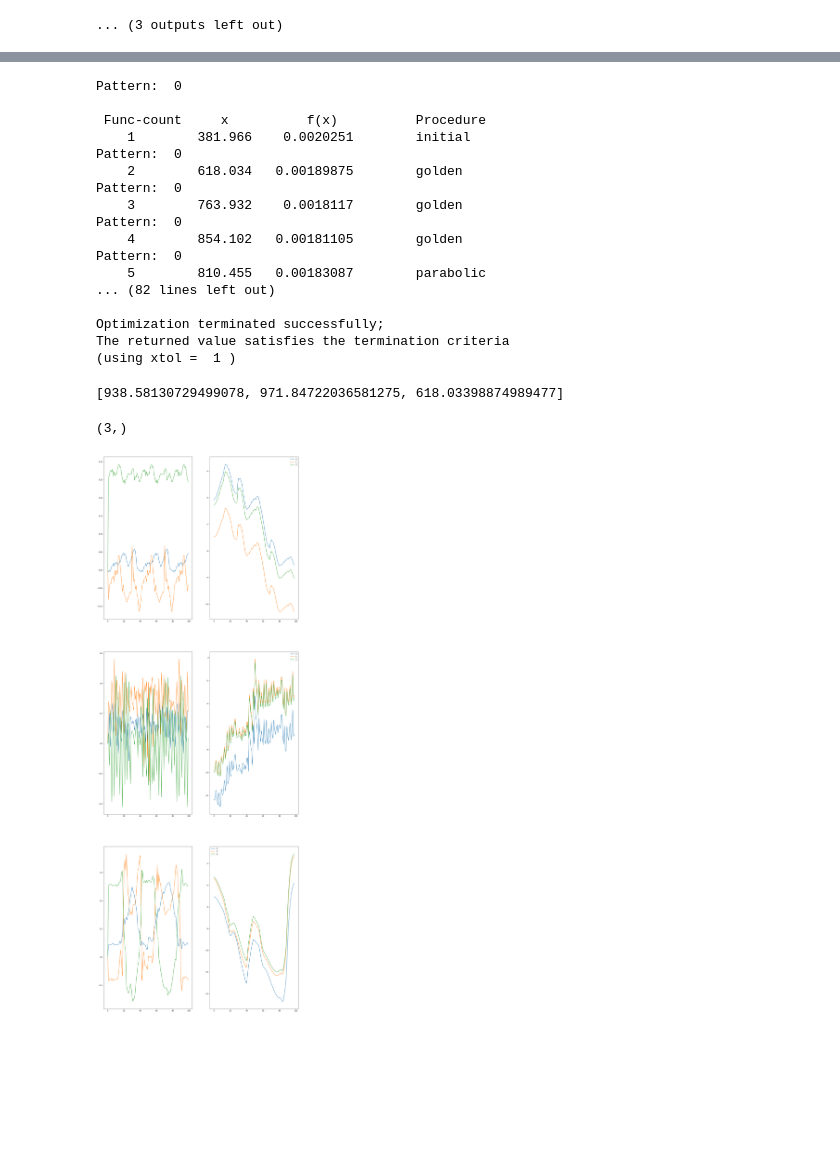
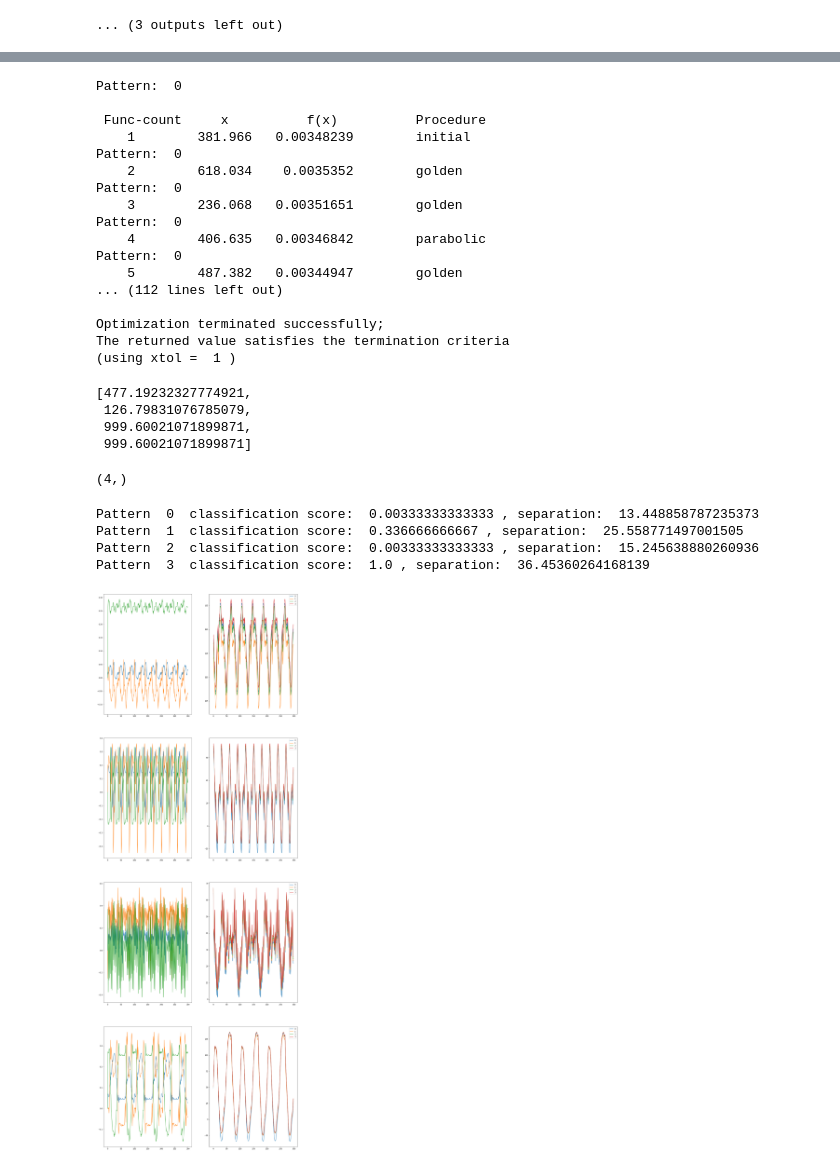
Before and after one commit to chriskiefer/chrysalisConceptors, a Jupyter notebook: ACC Gesture Recognition.ipynb, the cells around one changed output, grey strips where cells are left out. Cells and saved outputs as stored; diff of their text form; code cells hidden in the pictures; blank space fills up the shorter version.

Commit message:
acc gesture update

```diff
--- a/ACC Gesture Recognition.ipynb
+++ b/ACC Gesture Recognition.ipynb
@@ -192,13 +184,15 @@ def makeClassifierNetwork(p):
 
     return locals()
 
-params = {'N':100, 'NetSR':1.1, 'NetinpScaling':1.5,'BiasScaling':0.3,
-         'washoutLength':50, 'learnLength':2000,
-          'LR': 0.1,
-          'patts':gestures[[0,7,9]]
+params = {'N':100, 'NetSR':1.5, 'NetinpScaling':1.9,'BiasScaling':0.3,
+         'washoutLength':500, 'learnLength':2000,
+          'LR': 0.3,
+          'patts':gestures[[0,3,7,9]]
          }
 
 net = makeClassifierNetwork(params)
+print("Done")
+cellbell.ding()
 # %% [output]
 Observing pattern  0
 Done
@@ -271,20 +268,21 @@ apertures = [sp.optimize.fminbound(fitnessf, 0,1000,  disp=3, xtol=1, args = (x,
 patternCs = np.zeros(len(apertures), dtype=np.object)
 for i_patt in range(patternCs.size):
     patternCs[i_patt] = computeConceptor(net['p'], net, i_patt, apertures[i_patt])
+cellbell.ding()
 # %% [output]
 Pattern:  0
 
  Func-count     x          f(x)          Procedure
-    1        381.966    0.0020251        initial
+    1        381.966   0.00348239        initial
 Pattern:  0
-    2        618.034   0.00189875        golden
+    2        618.034    0.0035352        golden
 Pattern:  0
-    3        763.932    0.0018117        golden
+    3        236.068   0.00351651        golden
 Pattern:  0
-    4        854.102   0.00181105        golden
+    4        406.635   0.00346842        parabolic
 Pattern:  0
-    5        810.455   0.00183087        parabolic
-... (82 lines left out)
+    5        487.382   0.00344947        golden
+... (112 lines left out)
 
 Optimization terminated successfully;
 The returned value satisfies the termination criteria
@@ -292,11 +290,14 @@ The returned value satisfies the termination criteria
 # %%
 apertures
 # %% [output]
-[938.58130729499078, 971.84722036581275, 618.03398874989477]
+[477.19232327774921,
+ 126.79831076785079,
+ 999.60021071899871,
+ 999.60021071899871]
 # %%
 patternCs.shape
 # %% [output]
-(3,)
+(4,)
 # %%
 import scipy.spatial.distance as dist
 
@@ -348,15 +349,20 @@ def plotConceptorPatterns(net, cNet, recallTestLength):
         for i_plot in range(net['p']['patts'].size):
             plot(cx_CTestPL[i_plot,1:].T, label=i_plot)
         ax.legend()
-#         classificationScore = np.sum(cx_CTestPL[i_pattern] > cx_CTestPL[1 - i_pattern]) / cx_CTestPL[0].size
-#         separation = dist.euclidean(cx_CTestPL[i_pattern],cx_CTestPL[1-i_pattern])
-#         print("Pattern ", str(i_pattern), " classification score: ", classificationScore, ", separation: ", separation)
+        classificationScore = np.sum(cx_CTestPL[i_pattern] ==  np.max(cx_CTestPL, axis=0)) / cx_CTestPL[0].size
+        separation = dist.euclidean(cx_CTestPL[i_pattern],np.mean(cx_CTestPL, axis=0))
+        print("Pattern ", str(i_pattern), " classification score: ", classificationScore, ", separation: ", separation)
         #testing
 
     return locals()
 # %%
 figsize(20,120)
-plotConceptorPatterns(net, patternCs, 100)
+plotConceptorPatterns(net, patternCs, 300)
+#for each row, the highest line should match the row index
 None
 # %% [output]
+Pattern  0  classification score:  0.00333333333333 , separation:  13.448858787235373
+Pattern  1  classification score:  0.336666666667 , separation:  25.558771497001505
+Pattern  2  classification score:  0.00333333333333 , separation:  15.245638880260936
+Pattern  3  classification score:  1.0 , separation:  36.45360264168139
-[figure, old version]
+[figure, new version]
```
Also changed, not shown: parts of 4 cells of this notebook.
